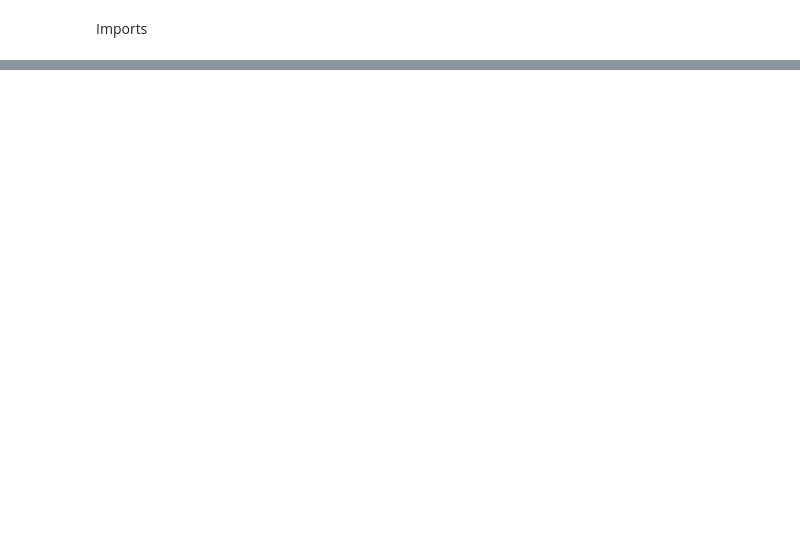
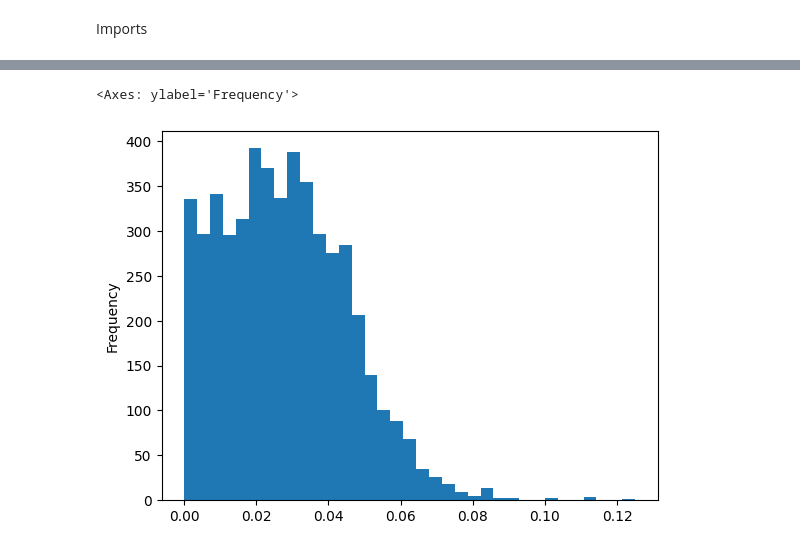
Before and after one commit to marqsleal/machine-learning-1, a Jupyter notebook: src/notebooks/features_exploration.ipynb, the cells around one changed output, grey strips where cells are left out. Drawn from its saved outputs; the diff is of its cells as text; code cells hidden in the pictures; blank space fills up the shorter version.

```diff
--- a/src/notebooks/features_exploration.ipynb
+++ b/src/notebooks/features_exploration.ipynb
@@ -35,0 +93,5 @@ memory usage: 507.9 KB
+# %%
+df['cc_to_income_ratio'].plot(kind='hist', bins=35)
+# %% [output]
+<Axes: ylabel='Frequency'>
+[figure, added]
```
Also changed, not shown: parts of 16 cells of this notebook, 4 other files.
